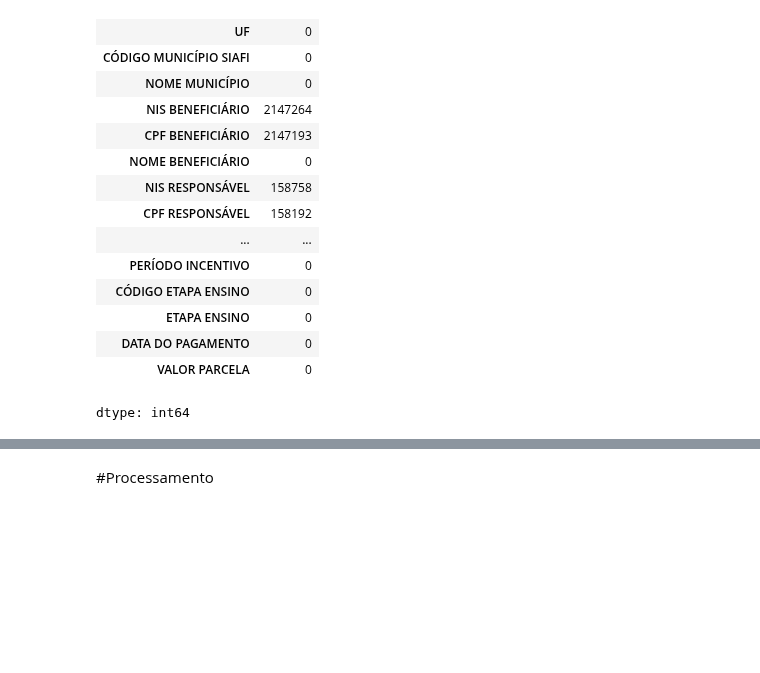
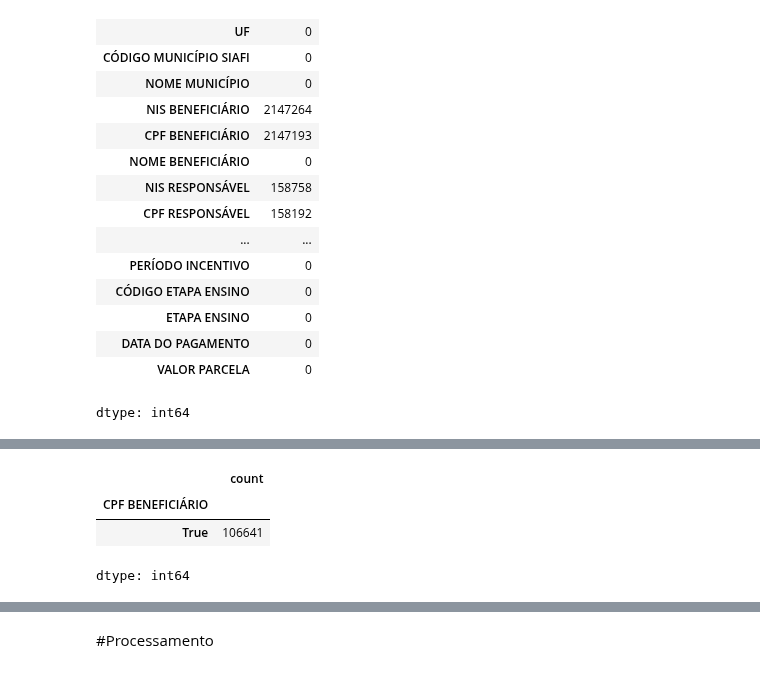
Before and after one commit to lucas-estanislau/pe-de-meia, a Jupyter notebook: pe_de_meia.ipynb, the cells around one changed output, grey strips where cells are left out. Cells and saved outputs as stored; diff of their text form; code cells hidden in the pictures; blank space fills up the shorter version.

```diff
--- a/pe_de_meia.ipynb
+++ b/pe_de_meia.ipynb
@@ -79,0 +99,7 @@ duplicatas
+# %%
+df.loc[duplicados, 'CPF BENEFICIÁRIO'].isna().value_counts()
+# %% [output]
+|  | count |
+| CPF BENEFICIÁRIO |  |
+| True | 106641 |
+dtype: int64
```
Also changed, not shown: parts of 11 cells of this notebook.
